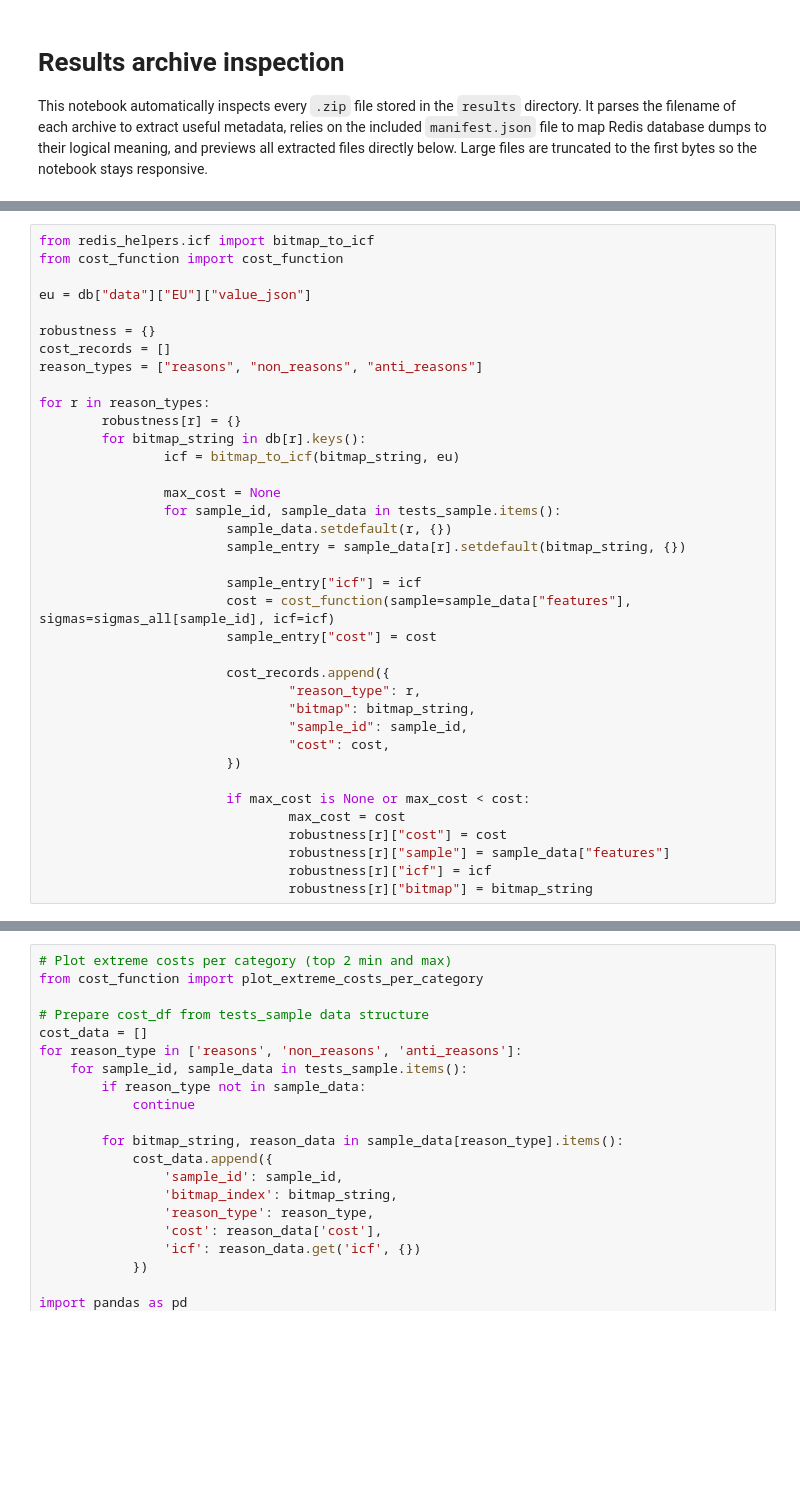
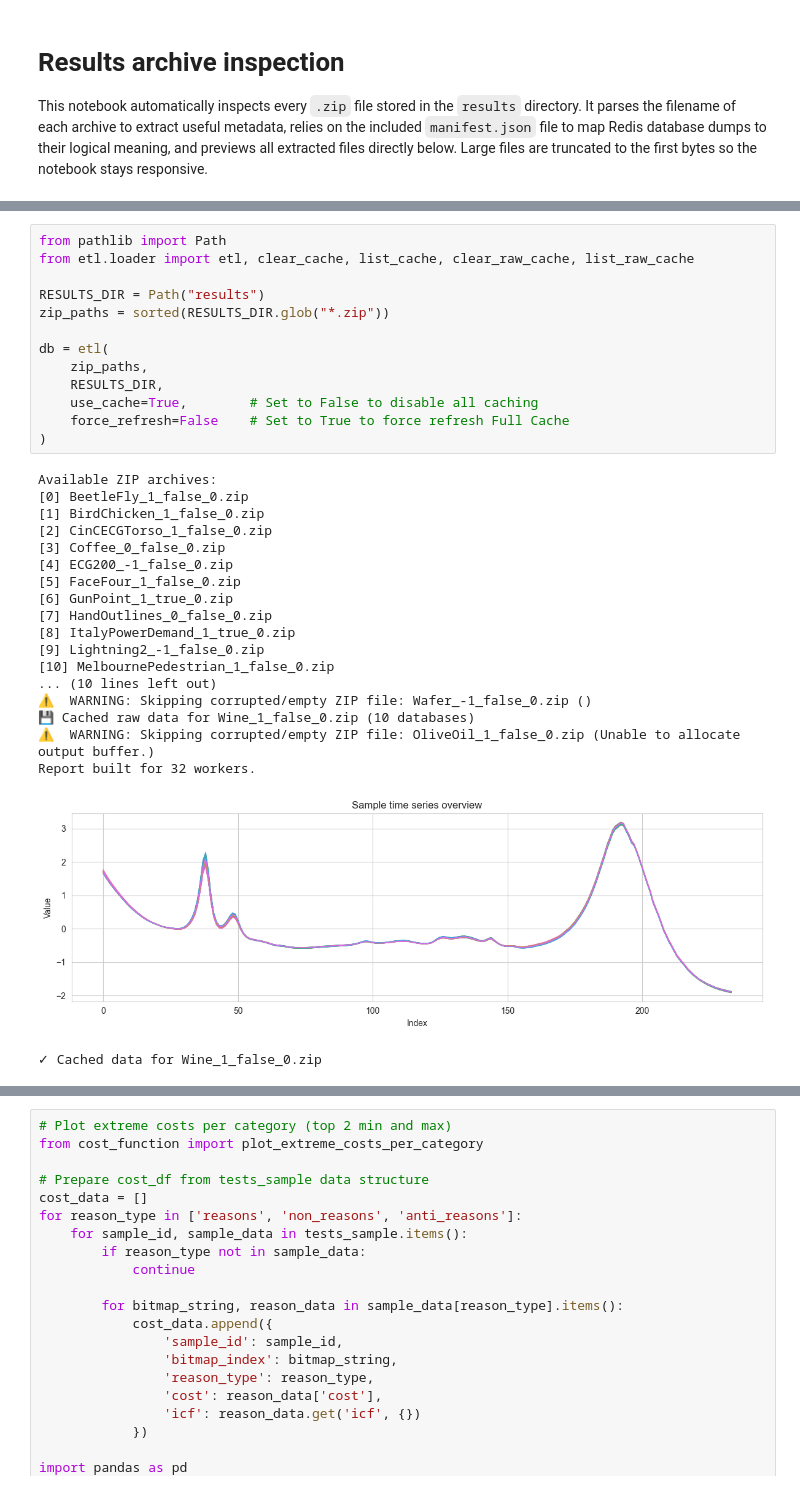
Before and after one commit to danielamadori/IEEE_CAI, a Jupyter notebook: reasons_analysis.ipynb, the cells around one changed output, grey strips where cells are left out. Cells and saved outputs as stored; diff of their text form; blank space fills up the shorter version.

Commit message:
fix cache

```diff
--- a/reasons_analysis.ipynb
+++ b/reasons_analysis.ipynb
@@ -108,37 +13,33 @@ Features: 234
-# %%
-from redis_helpers.icf import bitmap_to_icf
-from cost_function import cost_function
-
-eu = db["data"]["EU"]["value_json"]
-
-robustness = {}
-cost_records = []
-reason_types = ["reasons", "non_reasons", "anti_reasons"]
-
-for r in reason_types:
-        robustness[r] = {}
-        for bitmap_string in db[r].keys():
-                icf = bitmap_to_icf(bitmap_string, eu)
-
-                max_cost = None
-                for sample_id, sample_data in tests_sample.items():
-                        sample_data.setdefault(r, {})
-                        sample_entry = sample_data[r].setdefault(bitmap_string, {})
-
-                        sample_entry["icf"] = icf
-                        cost = cost_function(sample=sample_data["features"], sigmas=sigmas_all[sample_id], icf=icf)
-                        sample_entry["cost"] = cost
-
-                        cost_records.append({
-                                "reason_type": r,
-                                "bitmap": bitmap_string,
-                                "sample_id": sample_id,
-                                "cost": cost,
-                        })
-
-                        if max_cost is None or max_cost < cost:
-                                max_cost = cost
-                                robustness[r]["cost"] = cost
-                                robustness[r]["sample"] = sample_data["features"]
-                                robustness[r]["icf"] = icf
-                                robustness[r]["bitmap"] = bitmap_string
+# %%
+from pathlib import Path
+from etl.loader import etl, clear_cache, list_cache, clear_raw_cache, list_raw_cache
+
+RESULTS_DIR = Path("results")
+zip_paths = sorted(RESULTS_DIR.glob("*.zip"))
+
+db = etl(
+    zip_paths,
+    RESULTS_DIR,
+    use_cache=True,        # Set to False to disable all caching
+    force_refresh=False    # Set to True to force refresh Full Cache
+)
+# %% [output]
+Available ZIP archives:
+[0] BeetleFly_1_false_0.zip
+[1] BirdChicken_1_false_0.zip
+[2] CinCECGTorso_1_false_0.zip
+[3] Coffee_0_false_0.zip
+[4] ECG200_-1_false_0.zip
+[5] FaceFour_1_false_0.zip
+[6] GunPoint_1_true_0.zip
+[7] HandOutlines_0_false_0.zip
+[8] ItalyPowerDemand_1_true_0.zip
+[9] Lightning2_-1_false_0.zip
+[10] MelbournePedestrian_1_false_0.zip
+... (10 lines left out)
+⚠️  WARNING: Skipping corrupted/empty ZIP file: Wafer_-1_false_0.zip ()
+💾 Cached raw data for Wine_1_false_0.zip (10 databases)
+⚠️  WARNING: Skipping corrupted/empty ZIP file: OliveOil_1_false_0.zip (Unable to allocate output buffer.)
+Report built for 32 workers.
+[figure, added]
+✓ Cached data for Wine_1_false_0.zip
```
Also changed, not shown: parts of 6 cells of this notebook, 12 other files.
